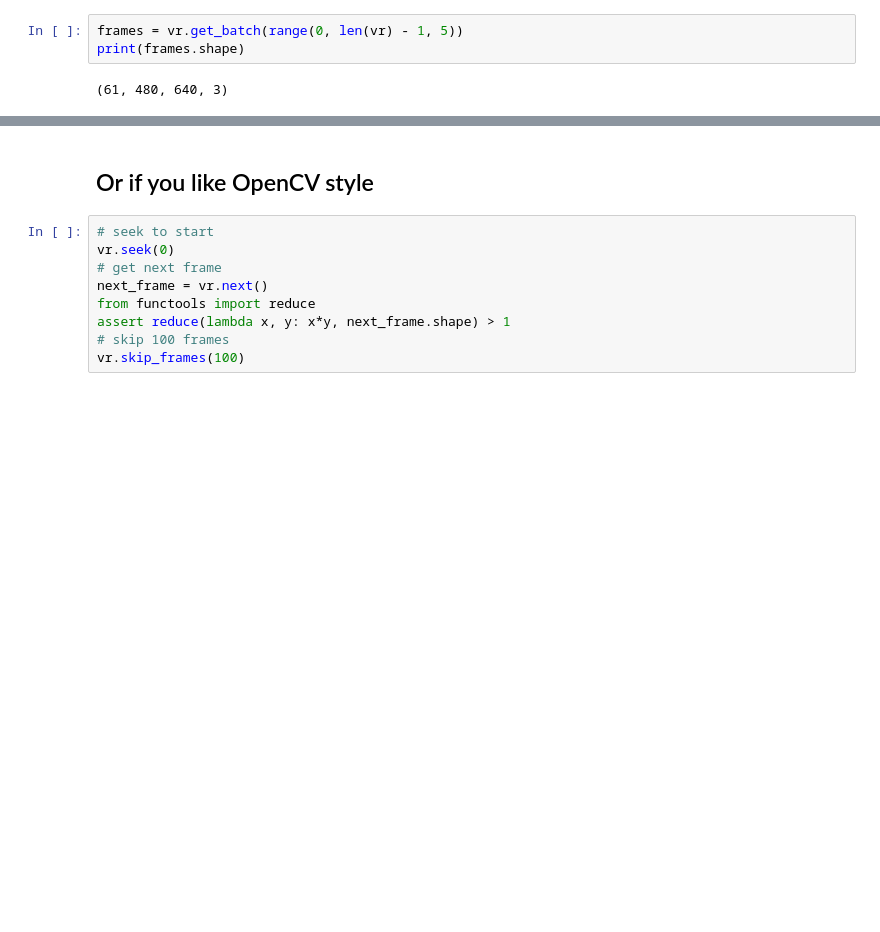
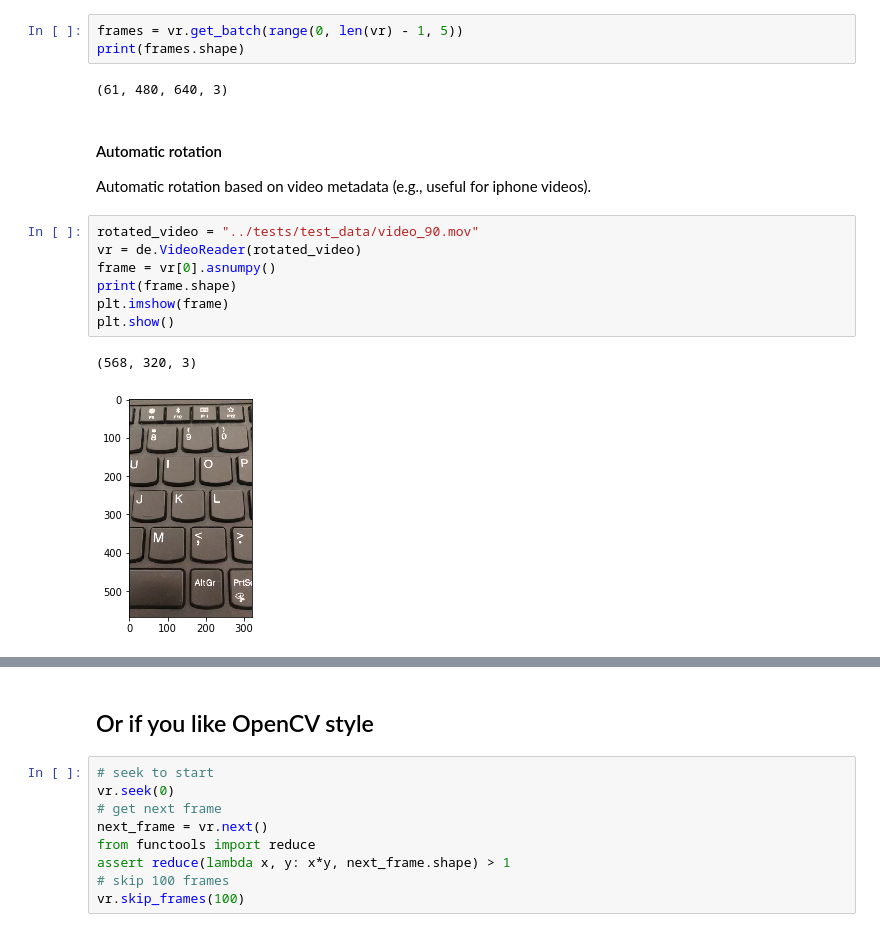
Before and after one commit to dmlc/decord, a Jupyter notebook: examples/video_reader.ipynb, the cells around one changed output, grey strips where cells are left out. Drawn from its saved outputs; the diff is of its cells as text; blank space fills up the shorter version.

```diff
--- a/examples/video_reader.ipynb
+++ b/examples/video_reader.ipynb
@@ -51,3 +51,17 @@ frames = vr.get_batch(range(0, len(vr) - 1, 5))
 print(frames.shape)
 # %% [output]
 (61, 480, 640, 3)
+# %% [markdown]
+#### Automatic rotation
+
+Automatic rotation based on video metadata (e.g., useful for iphone videos).
+# %%
+rotated_video = "../tests/test_data/video_90.mov"
+vr = de.VideoReader(rotated_video)
+frame = vr[0].asnumpy()
+print(frame.shape)
+plt.imshow(frame)
+plt.show()
+# %% [output]
+(568, 320, 3)
+[figure, added]
```
Also changed, not shown: parts of 2 cells of this notebook, 12 other files.
